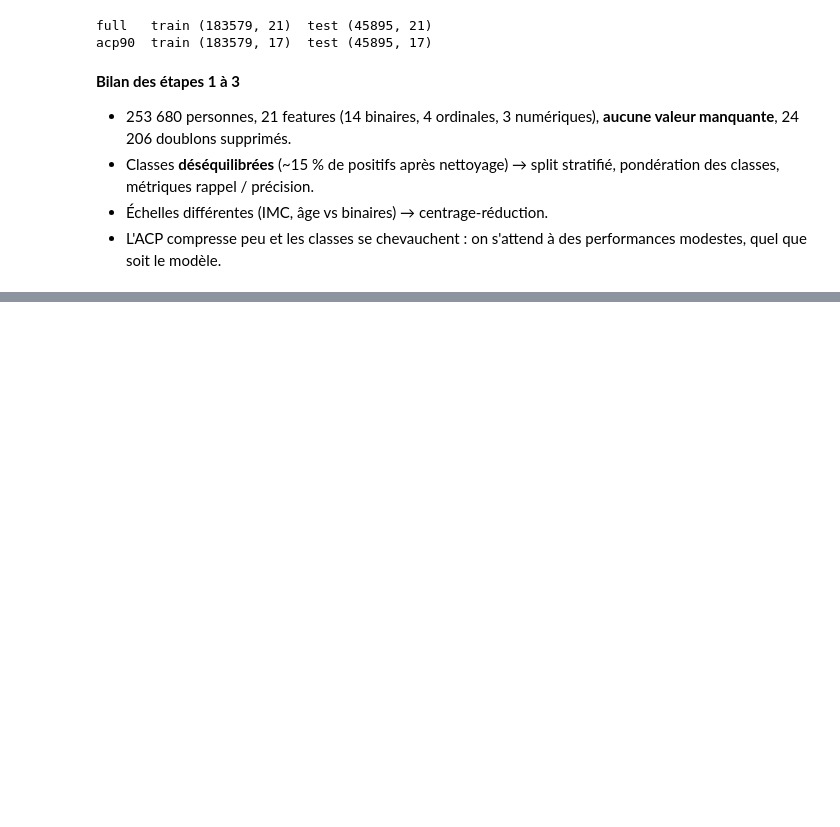
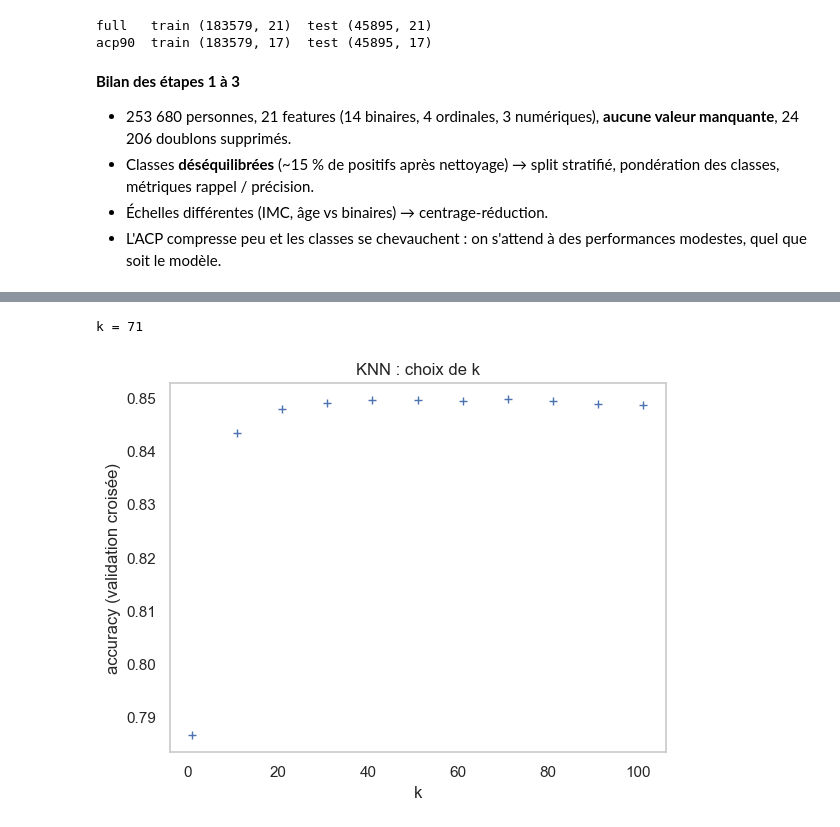
Before and after one commit to PierreGUTTIEREZ/Project_Machine-Learning_Semester-1, a Jupyter notebook: diabetes.ipynb, the cells around one changed output, grey strips where cells are left out. Drawn from its saved outputs; the diff is of its cells as text; code cells hidden in the pictures; blank space fills up the shorter version.

```diff
--- a/diabetes.ipynb
+++ b/diabetes.ipynb
@@ -274,0 +283,6 @@ acp90  train (183579, 17)  test (45895, 17)
+# %%
+Xtr, Xte, ytr, yte, _ = datasets["full"]
+
+# Sous-échantillon stratifié du train pour les validations croisées
+_, X_cv, _, y_cv = mw.split_data(Xtr, ytr, test_size=30000, random_state=RANDOM_STATE)
+print("Sous-échantillon :", X_cv.shape, "| part de positifs :", round(y_cv.mean(), 3))
@@ -274,0 +295,13 @@ acp90  train (183579, 17)  test (45895, 17)
+# %%
+best_k, ks, scores = mw.choose_k_knn(X_cv, y_cv, list(range(1, 102, 10)))
+print("k =", best_k)
+
+plt.plot(ks, scores, "+")
+plt.xlabel("k")
+plt.ylabel("accuracy (validation croisée)")
+plt.title("KNN : choix de k")
+plt.grid()
+plt.show()
+# %% [output]
+k = 71
+[figure, added]
```
Also changed, not shown: parts of 8 cells of this notebook, 1 other file.
